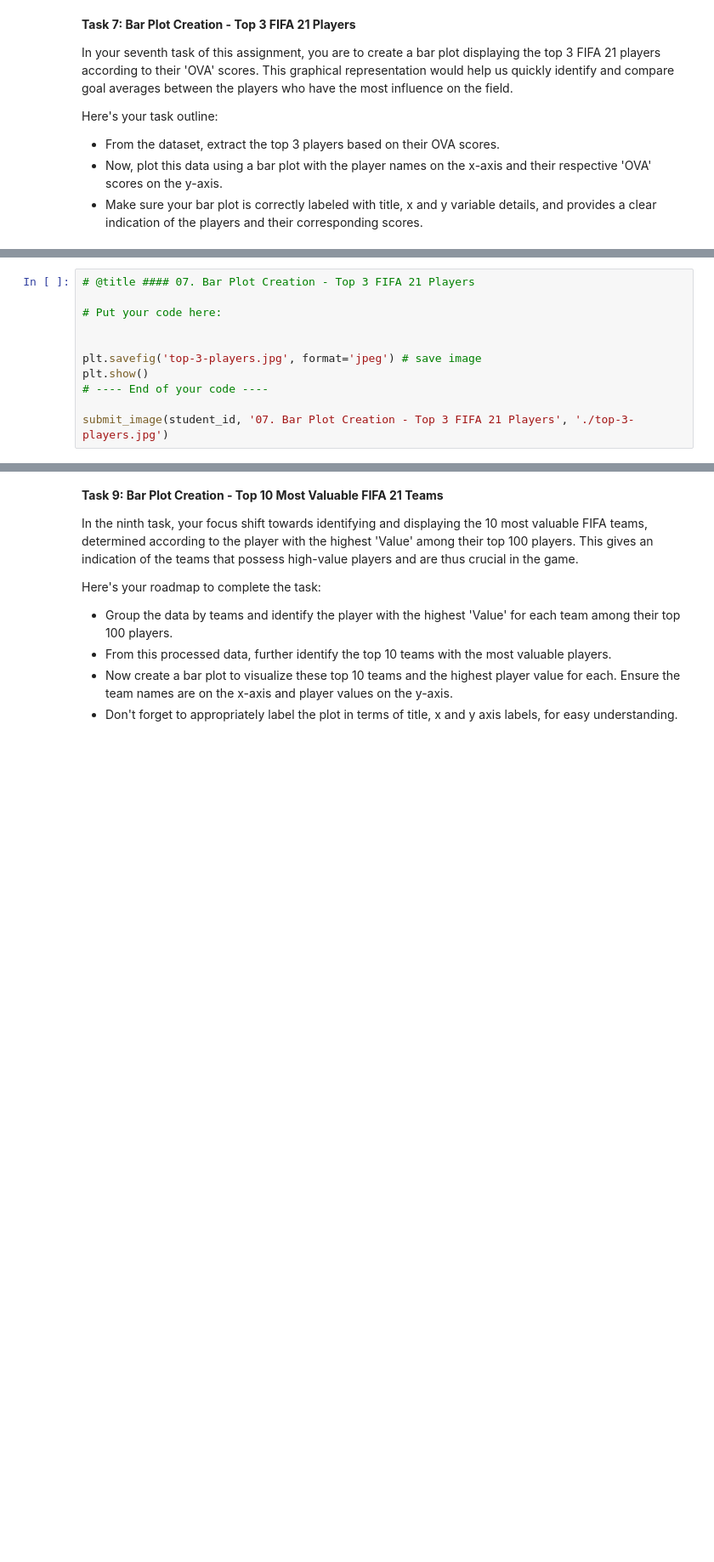
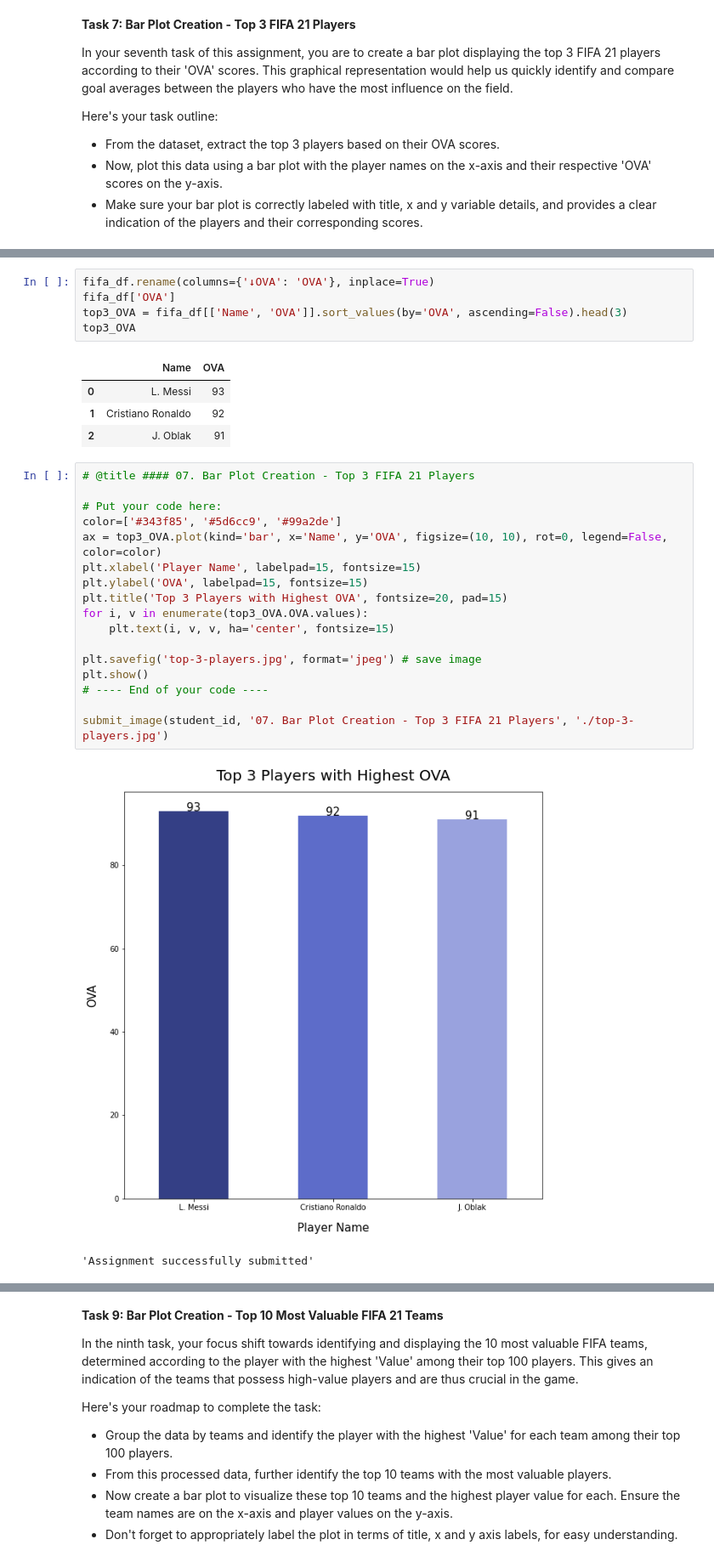
Before and after one commit to byrocuy/REA-AI_Mastery, a Jupyter notebook: week-2/assignments/pandas_assignment.ipynb, the cells around one changed output, grey strips where cells are left out. Shown: that part at 85% size. Drawn from its saved outputs; the diff is of its cells as text; blank space fills up the shorter version.

Commit message:
Completed Assignments

```diff
--- a/week-2/assignments/pandas_assignment.ipynb
+++ b/week-2/assignments/pandas_assignment.ipynb
@@ -248,14 +537,33 @@ Here's your task outline:
+# %%
+fifa_df.rename(columns={'↓OVA': 'OVA'}, inplace=True)
+fifa_df['OVA']
+top3_OVA = fifa_df[['Name', 'OVA']].sort_values(by='OVA', ascending=False).head(3)
+top3_OVA
+# %% [output]
+|  | Name | OVA |
+| 0 | L. Messi | 93 |
+| 1 | Cristiano Ronaldo | 92 |
+| 2 | J. Oblak | 91 |
 # %%
 # @title #### 07. Bar Plot Creation - Top 3 FIFA 21 Players
 
 # Put your code here:
-
+color=['#343f85', '#5d6cc9', '#99a2de']
+ax = top3_OVA.plot(kind='bar', x='Name', y='OVA', figsize=(10, 10), rot=0, legend=False, color=color)
+plt.xlabel('Player Name', labelpad=15, fontsize=15)
+plt.ylabel('OVA', labelpad=15, fontsize=15)
+plt.title('Top 3 Players with Highest OVA', fontsize=20, pad=15)
+for i, v in enumerate(top3_OVA.OVA.values):
+    plt.text(i, v, v, ha='center', fontsize=15)
 
 plt.savefig('top-3-players.jpg', format='jpeg') # save image
 plt.show()
 # ---- End of your code ----
 
 submit_image(student_id, '07. Bar Plot Creation - Top 3 FIFA 21 Players', './top-3-players.jpg')
+# %% [output]
+[figure, added]
+'Assignment successfully submitted'
 # %% [markdown]
 **Task 8: Bar Plot Creation - Best FIFA 21 Teams**
 
```
Also changed, not shown: parts of 45 cells of this notebook, 6 other files.
